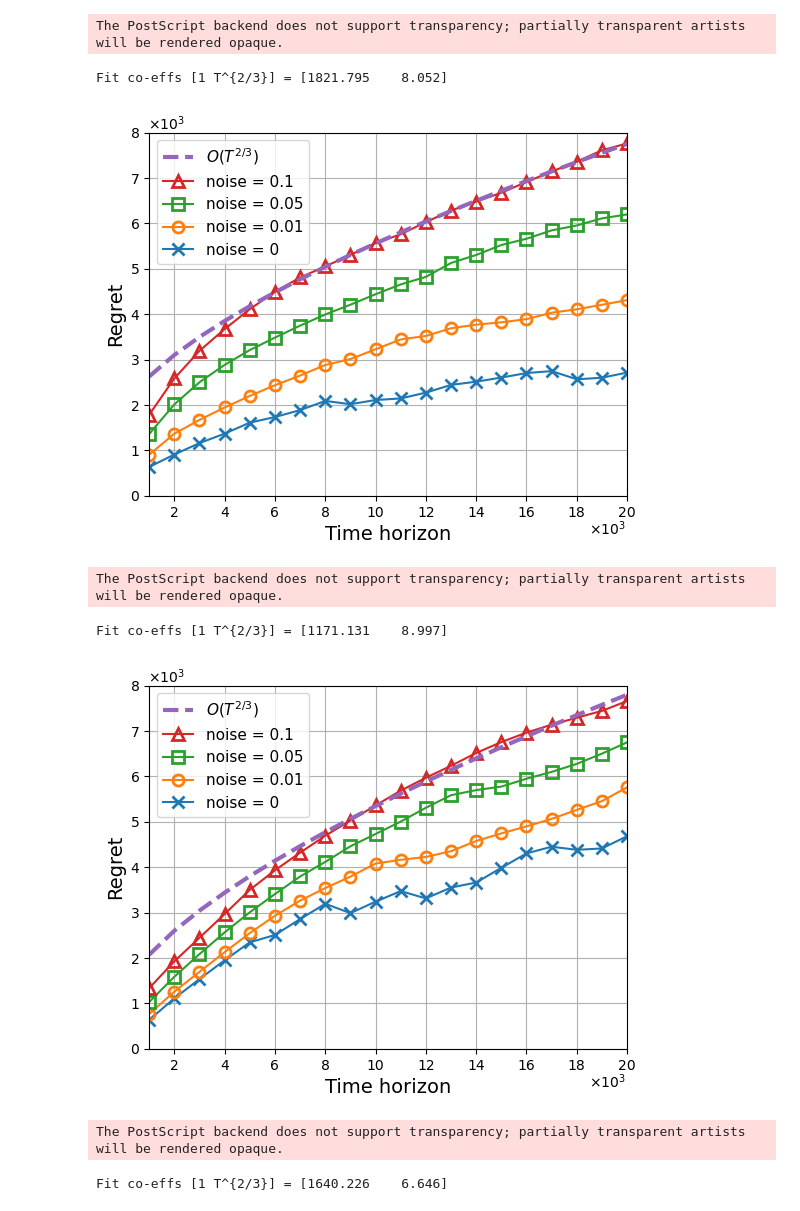
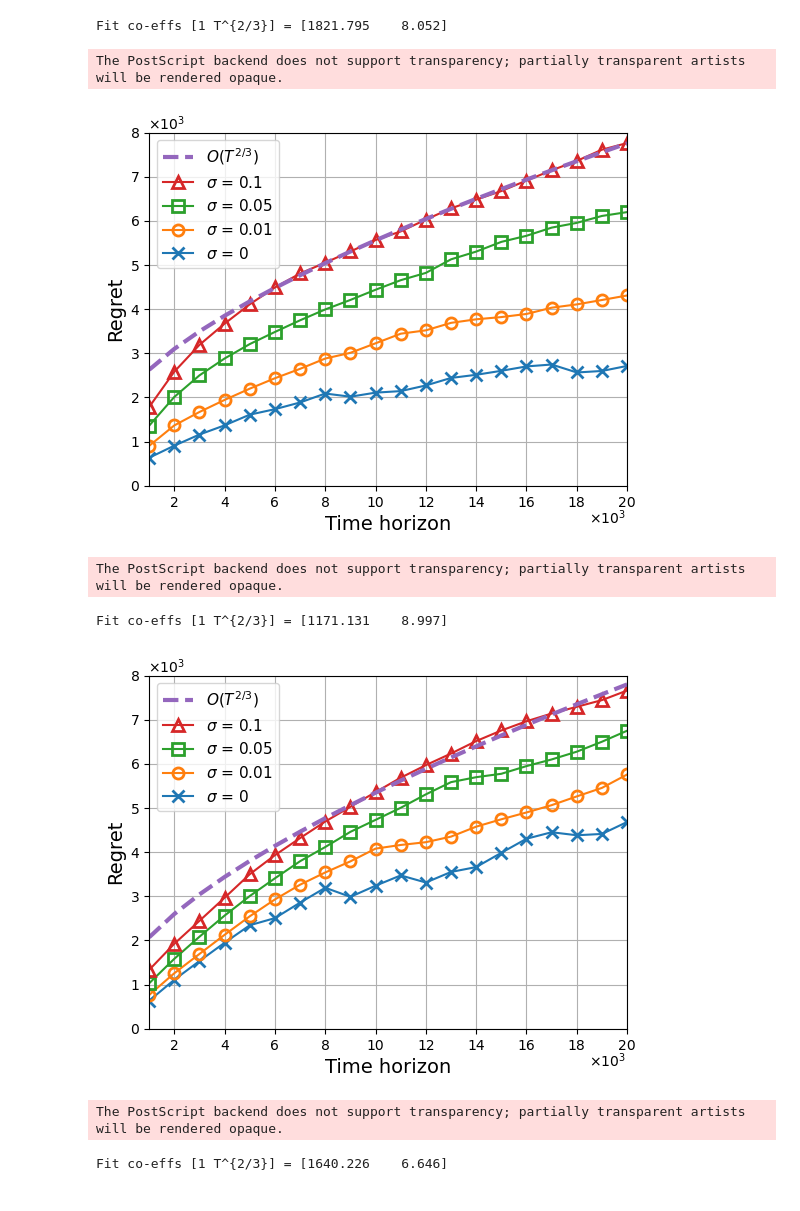
Before and after one commit to SathwikChadaga/Optimistic-DPP, a Jupyter notebook: plot_results.ipynb, the cells around one changed output. Drawn from its saved outputs; the diff is of its cells as text; code cells hidden in the pictures.

```diff
--- a/plot_results.ipynb
+++ b/plot_results.ipynb
@@ -32,7 +32,7 @@ for ii, arrival_rate in enumerate(arrival_rate_list):
     ax = axs[ii]
     for jj, noise_variance in enumerate(noise_variance_list):
         current_result = np.load(sweep_results_folder + '/regret-lambda-' + str(arrival_rate).replace('.','_') + '-var-' + str(noise_variance).replace('.','_') + '.npy')
-        ax.plot(current_result[0,:], current_result[1,:] - current_result[2,:], plot_style[jj], label = 'noise = ' + str(noise_variance), fillstyle = 'none', markeredgewidth=2, ms=8)
+        ax.plot(current_result[0,:], current_result[1,:] - current_result[2,:], plot_style[jj], label = '$\sigma$ = ' + str(noise_variance), fillstyle = 'none', markeredgewidth=2, ms=8)
 
         if(show_theoretical[jj]):
             theoretical_regret = mutil.fit_regret_curve(current_result[0,:], current_result[1,:] - current_result[2,:], start_index = 6)
@@ -62,7 +62,7 @@ for ii, arrival_rate in enumerate(arrival_rate_list):
     ax.grid()
 
 plt.tight_layout()
-plt.savefig('./results/figs/regret-plots.eps', bbox_inches='tight')
+# plt.savefig('./results/figs/regret-plots.eps', bbox_inches='tight')
 plt.show()
 # %% [output]
 Fit co-effs [1 T^{2/3}] = [1821.795    8.052]
@@ -80,46 +79,46 @@ plot_style = ['-x', '-o', '-s', '-^']
 # plt.rcParams["mathtext.fontset"] = 'cm'
 # plt.rcParams["font.family"] =  "Times New Roman"
 for ii, arrival_rate in enumerate(arrival_rate_list):
-    fig, ax = plt.subplots(nrows=1, ncols=1, figsize=(5.6, 4.6))
+    fig, ax = plt.subplots(nrows=1, ncols=1, figsize=(5.6, 4.5))
 
     for jj, noise_variance in enumerate(noise_variance_list):
         current_result = np.load(sweep_results_folder + '/regret-lambda-' + str(arrival_rate).replace('.','_') + '-var-' + str(noise_variance).replace('.','_') + '.npy')
-        ax.plot(current_result[0,:], current_result[1,:] - current_result[2,:], plot_style[jj], label = 'noise = ' + str(noise_variance), fillstyle = 'none', markeredgewidth=2, ms=8)
+        ax.plot(current_result[0,:], current_result[1,:] - current_result[2,:], plot_style[jj], label = '$\sigma$ = ' + str(noise_variance), fillstyle = 'none', markeredgewidth=2, ms=8)
 
         if(show_theoretical[jj]):
             theoretical_regret = mutil.fit_regret_curve(current_result[0,:], current_result[1,:] - current_result[2,:], start_index = 6)
             ax.plot(current_result[0,:], theoretical_regret, '--', label = '$O(T^{2/3})$', linewidth=3)
 
     ax.set_ylabel('Regret')
     ax.set_xlabel('Time horizon')
 
     ax.set_ylim([0,8000])
     ax.set_xlim([1000,20000])
 
     # ax.ticklabel_format(axis='x', style='sci', scilimits=(0,4), useMathText=True)
     ax.set_xticks(ticks=2000*np.arange(1,11), labels=['{:1.0f}'.format(s) for s in 2*np.arange(1,11)])
     ax.text(18500, -869, '$\\times 10^3$')
 
     # ax.ticklabel_format(axis='y', style='sci', scilimits=(0,2), useMathText=True)
     ax.set_yticks(ticks=1000*np.arange(0,9), labels=['{:1.0f}'.format(s) for s in np.arange(0,9)])
     ax.text(960, 8069, '$\\times 10^3$')
 
     handles, labels = ax.get_legend_handles_labels()
     order = [0,1,2,3,4]
     order.reverse()
     ax.legend([handles[idx] for idx in order],[labels[idx] for idx in order], loc='upper left')
 
     ax.grid()
 
     plt.tight_layout()
     plt.savefig('./results/figs/regret-plots-lambda-' + str(arrival_rate).replace('.','_') + '.eps', bbox_inches='tight')
     plt.show()
 # %% [output]
-The PostScript backend does not support transparency; partially transparent artists will be rendered opaque.
+Fit co-effs [1 T^{2/3}] = [1821.795    8.052]
-Fit co-effs [1 T^{2/3}] = [1821.795    8.052]
+The PostScript backend does not support transparency; partially transparent artists will be rendered opaque.
-[figure, old version]
+[figure, new version]
 The PostScript backend does not support transparency; partially transparent artists will be rendered opaque.
 Fit co-effs [1 T^{2/3}] = [1171.131    8.997]
-[figure, old version]
+[figure, new version]
 The PostScript backend does not support transparency; partially transparent artists will be rendered opaque.
 Fit co-effs [1 T^{2/3}] = [1640.226    6.646]
```
Also changed, not shown: parts of 6 cells of this notebook.
